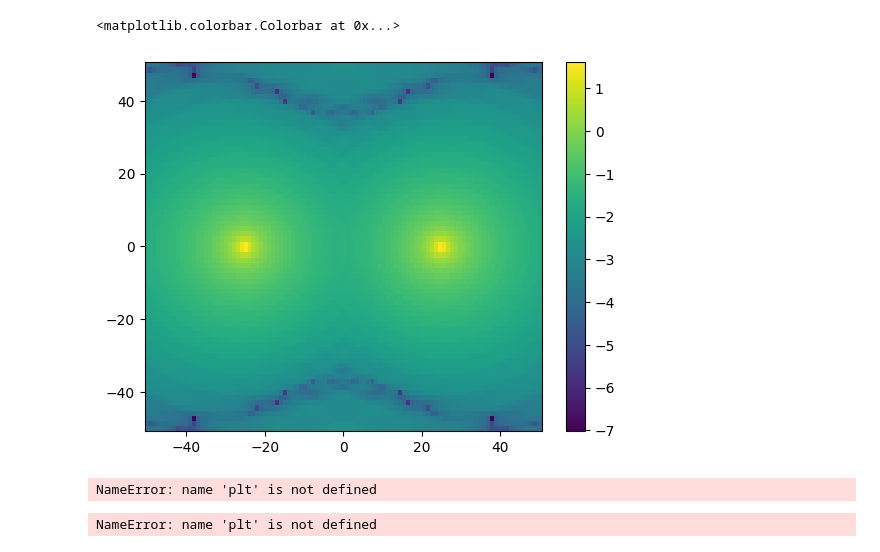
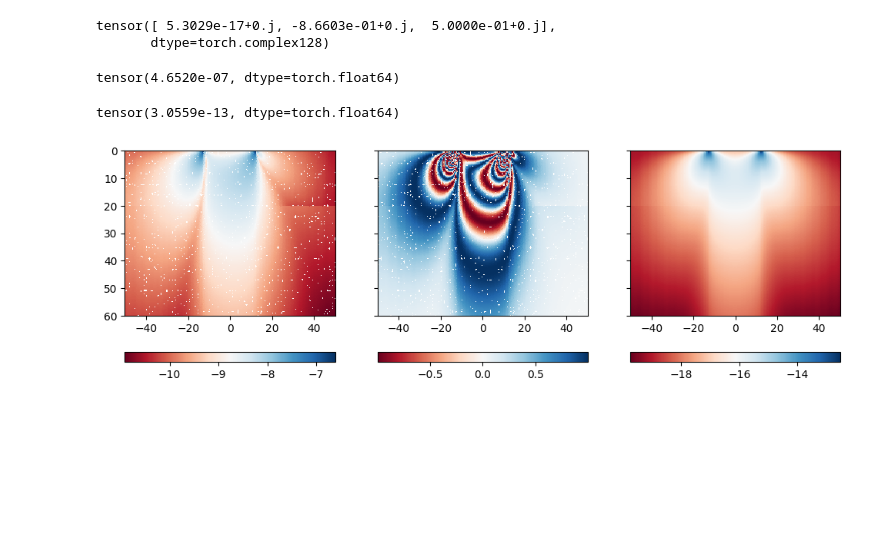
Before and after one commit to hydrogeophysicsgroup/anemone, a Jupyter notebook: prototyping/bfields_square_loop_in_the_earth.ipynb, the cells around one changed output. Drawn from its saved outputs; the diff is of its cells as text; code cells hidden in the pictures; blank space fills up the shorter version.

```diff
--- a/prototyping/bfields_square_loop_in_the_earth.ipynb
+++ b/prototyping/bfields_square_loop_in_the_earth.ipynb
@@ -393,30 +369,49 @@ NameError: name 'Hx' is not defined
-# %%
-import matplotlib.pyplot as plt
-import numpy as np
-
-plt.figure()
-pcm=plt.pcolor(*np.meshgrid(rx1.x, rx1.y), np.log10(np.abs(Hy.numpy().real.T)))
-plt.colorbar(pcm)
-# %% [output]
-<matplotlib.colorbar.Colorbar at 0x...>
-[figure, removed]
+# %%
+decl = 0.
+incl = 30.
+def Bo_hat(incl, decl):
+    inclrad =  incl*np.pi/180
+    declrad = (decl-90)*np.pi/180
+    return torch.tensor([np.cos(declrad)*np.cos(inclrad), np.sin(declrad)*np.cos(inclrad), np.sin(inclrad)])
+
+Bo = Bo_hat(incl, decl).to(torch.complex128)
+# %%
+Bo
+# %% [output]
+tensor([ 5.3029e-17+0.j, -8.6603e-01+0.j,  5.0000e-01+0.j],
+       dtype=torch.complex128)
+# %%
+B_prll = torch.einsum('...i,...i->...', H, Bo)[..., None]*Bo
+B_perp = H - B_prll
+
+B_B_conj = torch.einsum('...i,...i->...', B_perp, B_perp.conj()).real
+B_B_sqrd = torch.abs(torch.einsum('...i,...i->...', B_perp, B_perp))
+BxB_conj = torch.cross(B_perp, B_perp.conj(), axis=-1)
+sgn = torch.sgn(torch.einsum('...i,...i->...', BxB_conj, Bo)*1j)
+
+alpha = torch.sqrt(0.5*(B_B_conj + B_B_sqrd)).real
+beta  = (sgn*torch.sqrt(0.5*(B_B_conj - B_B_sqrd))).real
+
+e_zeta = torch.sqrt(B_B_conj / B_B_sqrd).real
+# %%
+B1 = 0.5*(alpha-beta)
+# %%
+torch.abs(H).max()
+# %% [output]
+tensor(4.6520e-07, dtype=torch.float64)
+# %%
+Htot = torch.einsum('...i,...i->...', H, H.conj()).real
+print(Htot.max())
+# %% [output]
+tensor(3.0559e-13, dtype=torch.float64)
 # %%
-fig,axs = plt.subplots(3,1, figsize=(5,10))
-pcm=axs[0].pcolor(rx1.X, rx1.Y, Hx0.real)
-plt.colorbar(pcm, ax=axs[0])
-pcm=axs[1].pcolor(rx1.X, rx1.Y, Hx.real)
-plt.colorbar(pcm, ax=axs[1])
-pcm=axs[2].pcolor(rx1.X, rx1.Y, np.abs((Hx0+Hx)/Hx0).numpy())
-plt.colorbar(pcm, ax=axs[2])
+fig,axs = plt.subplots(1,3, sharex=True, sharey=True, figsize=(12, 4))
+pcm=axs[0].pcolor(x, rx.z, np.log10(B1.T), cmap='RdBu')
+plt.colorbar(pcm, ax=axs[0], orientation='horizontal')
+pcm=axs[1].pcolor(x, rx.z, np.sin(2*np.pi*42577000.0*B1*0.04*150).numpy().T, cmap='RdBu')
+plt.colorbar(pcm, ax=axs[1], orientation='horizontal')
+pcm=axs[2].pcolor(x, rx.z, np.log10(Htot.T.numpy()), cmap='RdBu')
+plt.colorbar(pcm, ax=axs[2], orientation='horizontal')
+plt.gca().invert_yaxis()
 # %% [output]
-NameError: name 'plt' is not defined
+[figure, added]
-# %%
-fig,axs = plt.subplots(3,1, figsize=(5,10))
-pcm=axs[0].pcolor(rx1.X, rx1.Y, Hy0.real.numpy())
-plt.colorbar(pcm, ax=axs[0])
-pcm=axs[1].pcolor(rx1.X, rx1.Y, Hy.real.numpy())
-plt.colorbar(pcm, ax=axs[1])
-pcm=axs[2].pcolor(rx1.X, rx1.Y, np.abs((Hy0+Hy)/Hy0.numpy()))
-plt.colorbar(pcm, ax=axs[2])
-# %% [output]
-NameError: name 'plt' is not defined
```
Also changed, not shown: parts of 9 cells of this notebook.
